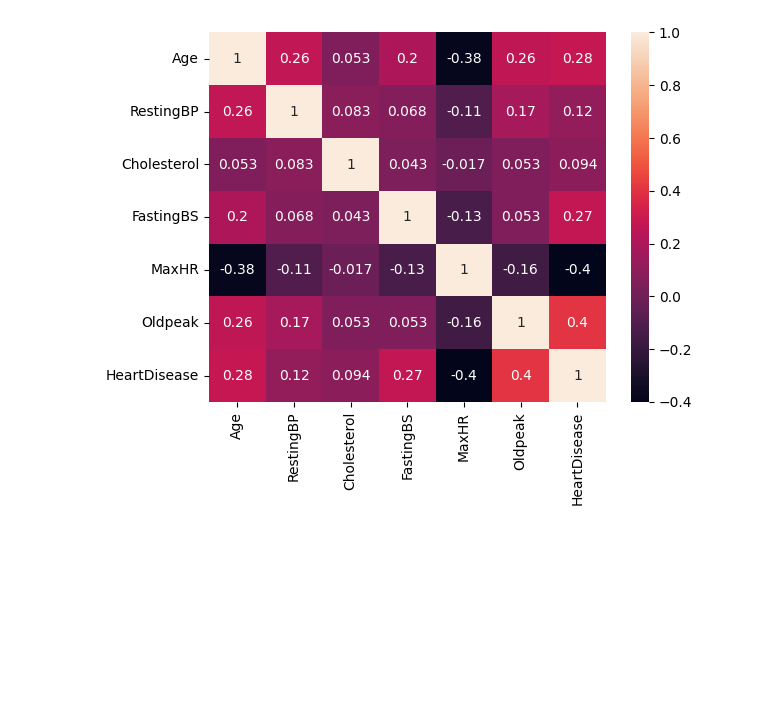
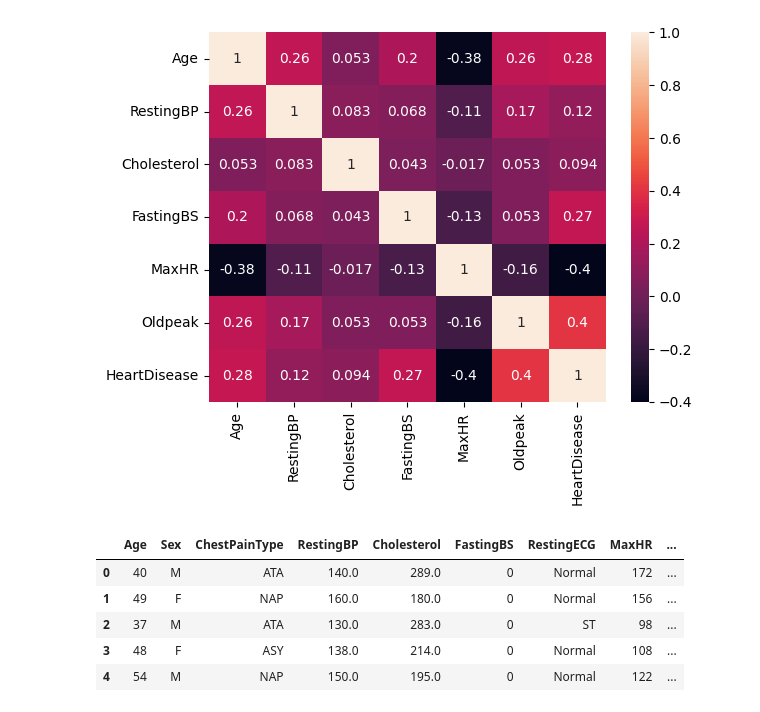
Before and after one commit to dharmen-123/Machine-Learning, a Jupyter notebook: 3_Projects_on_Data_Preprocessing/Heart_disease_Project.ipynb, the cells around one changed output. Cells and saved outputs as stored; diff of their text form; code cells hidden in the pictures; blank space fills up the shorter version.

```diff
--- a/3_Projects_on_Data_Preprocessing/Heart_disease_Project.ipynb
+++ b/3_Projects_on_Data_Preprocessing/Heart_disease_Project.ipynb
@@ -179,3 +179,12 @@ sns.heatmap(df.corr(numeric_only=True),annot=True)
 # %% [output]
 <Axes: >
 [figure]
+# %%
+df.head()
+# %% [output]
+|  | Age | Sex | ChestPainType | RestingBP | Cholesterol | FastingBS | RestingECG | MaxHR | ... |
+| 0 | 40 | M | ATA | 140.0 | 289.0 | 0 | Normal | 172 | ... |
+| 1 | 49 | F | NAP | 160.0 | 180.0 | 0 | Normal | 156 | ... |
+| 2 | 37 | M | ATA | 130.0 | 283.0 | 0 | ST | 98 | ... |
+| 3 | 48 | F | ASY | 138.0 | 214.0 | 0 | Normal | 108 | ... |
+| 4 | 54 | M | NAP | 150.0 | 195.0 | 0 | Normal | 122 | ... |
```
